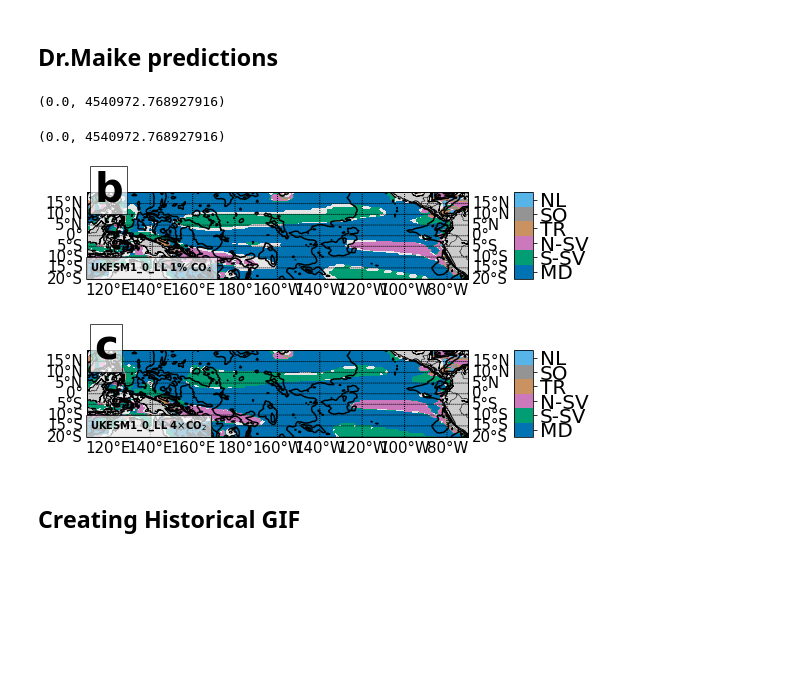
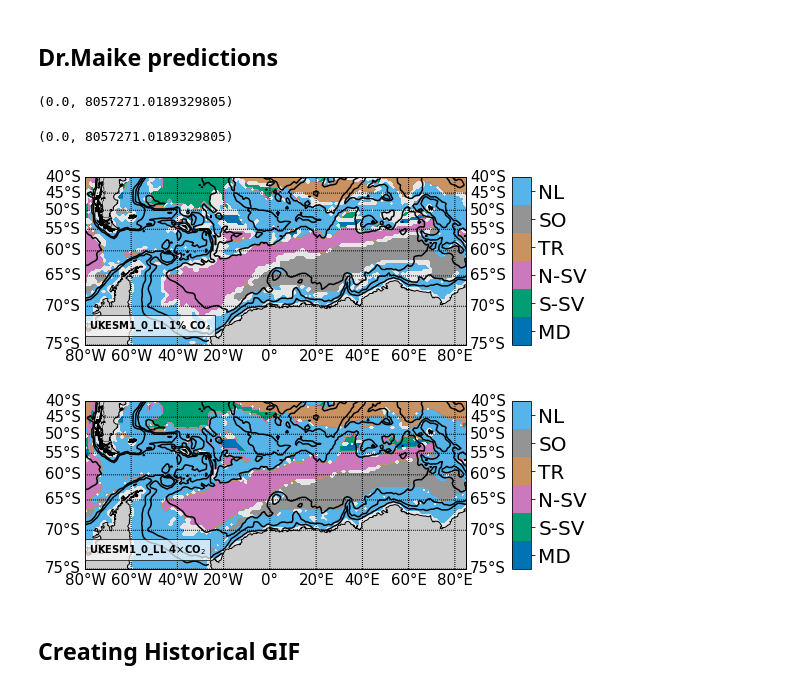
Before and after one commit to maikejulie/DNN4Cli, a Jupyter notebook: figures/UKESM1-0-LL/UKESM1-0-LL-Basemap_cleaned.ipynb, the cells around one changed output. Cells and saved outputs as stored; diff of their text form; code cells hidden in the pictures; blank space fills up the shorter version.

```diff
--- a/figures/UKESM1-0-LL/UKESM1-0-LL-Basemap_cleaned.ipynb
+++ b/figures/UKESM1-0-LL/UKESM1-0-LL-Basemap_cleaned.ipynb
@@ -213,14 +213,14 @@ natVar4=np.zeros(UKESM1_0_LL_Hist[0].shape)*np.nan
 for n in np.arange(0,8):
     natVar4[np.count_nonzero(UKESM1_0_LL_abrupt4pct[3:7] == n, axis = 0)>2]=n
 # %%
-makeFigZoomBathymetry(natVar1pct, -1,6,1,'', 'TP_UKESM1_0_LL_1%CO2_NAtl_noNatVar_EnsembleMLP_prez.png', r'UKESM1_0_LL 1% CO$_4$', 'b', llcrnrlon=-250, urcrnrlon=-70, llcrnrlat=-20, urcrnrlat=20)
+makeFigZoomBathymetry(natVar1pct, -1,6,1,'', 'SO_UKESM1_0_LL_1%CO2_NAtl_noNatVar_EnsembleMLP_prez.png', r'UKESM1_0_LL 1% CO$_4$', '',llcrnrlon=-80, urcrnrlon=85, llcrnrlat=-75, urcrnrlat=-40)
 
-makeFigZoomBathymetry(natVar4, -1,6,1,'', 'TP_UKESM1_0_LL_abrupt4xO2_NAtl_noNatVar_EnsembleMLP_prez.png', r'UKESM1_0_LL 4$\times$CO$_2$', 'c', llcrnrlon=-250, urcrnrlon=-70, llcrnrlat=-20, urcrnrlat=20)
+makeFigZoomBathymetry(natVar4, -1,6,1,'', 'SO_UKESM1_0_LL_abrupt4xO2_NAtl_noNatVar_EnsembleMLP_prez.png', r'UKESM1_0_LL 4$\times$CO$_2$', '', llcrnrlon=-80, urcrnrlon=85, llcrnrlat=-75, urcrnrlat=-40)
 # %% [output]
-(0.0, 4540972.768927916)
+(0.0, 8057271.0189329805)
-(0.0, 4540972.768927916)
+(0.0, 8057271.0189329805)
-[figure, old version]
+[figure, new version]
-[figure, old version]
+[figure, new version]
 # %% [markdown]
 ## Creating Historical GIF
 # %%
```
Also changed, not shown: parts of 1 cell of this notebook, 10 other files.
